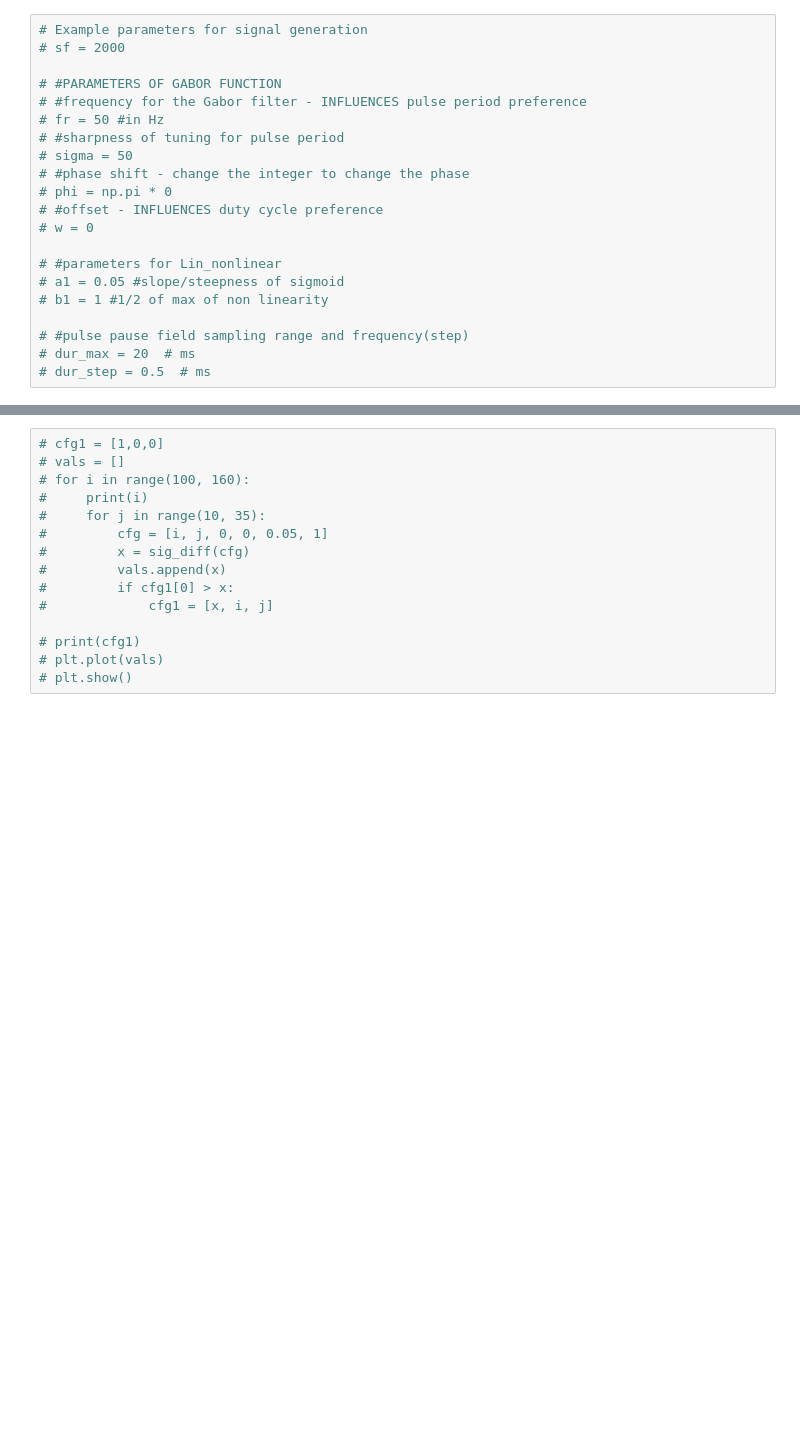
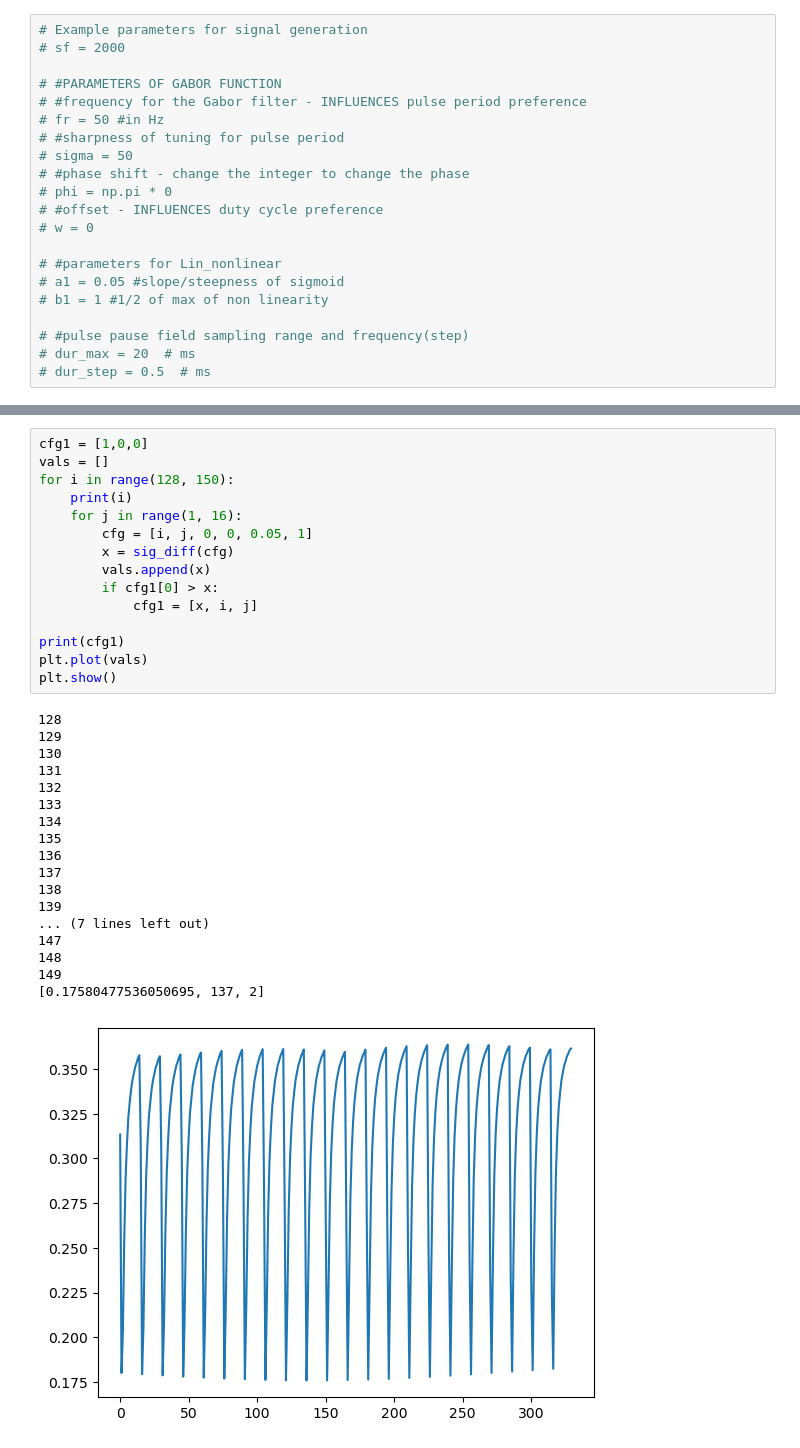
Before and after one commit to TheGeekyWarren/Lab_Rotation_Clemens, a Jupyter notebook: Final_Code-txtdata.ipynb, the cells around one changed output, grey strips where cells are left out. Drawn from its saved outputs; the diff is of its cells as text; blank space fills up the shorter version.

```diff
--- a/Final_Code-txtdata.ipynb
+++ b/Final_Code-txtdata.ipynb
@@ -408,15 +442,34 @@ plot_field(pdur_i, ppau_i, xe[1])
 # %%
-# cfg1 = [1,0,0]
-# vals = []
-# for i in range(100, 160):
-#     print(i)
-#     for j in range(10, 35):
-#         cfg = [i, j, 0, 0, 0.05, 1]
-#         x = sig_diff(cfg)
-#         vals.append(x)
-#         if cfg1[0] > x:
-#             cfg1 = [x, i, j]
+cfg1 = [1,0,0]
+vals = []
+for i in range(128, 150):
+    print(i)
+    for j in range(1, 16):
+        cfg = [i, j, 0, 0, 0.05, 1]
+        x = sig_diff(cfg)
+        vals.append(x)
+        if cfg1[0] > x:
+            cfg1 = [x, i, j]
 
-# print(cfg1)
-# plt.plot(vals)
-# plt.show()
+print(cfg1)
+plt.plot(vals)
+plt.show()
+# %% [output]
+128
+129
+130
+131
+132
+133
+134
+135
+136
+137
+138
+139
+... (7 lines left out)
+147
+148
+149
+[0.17580477536050695, 137, 2]
+[figure, added]
```
Also changed, not shown: parts of 9 cells of this notebook.
